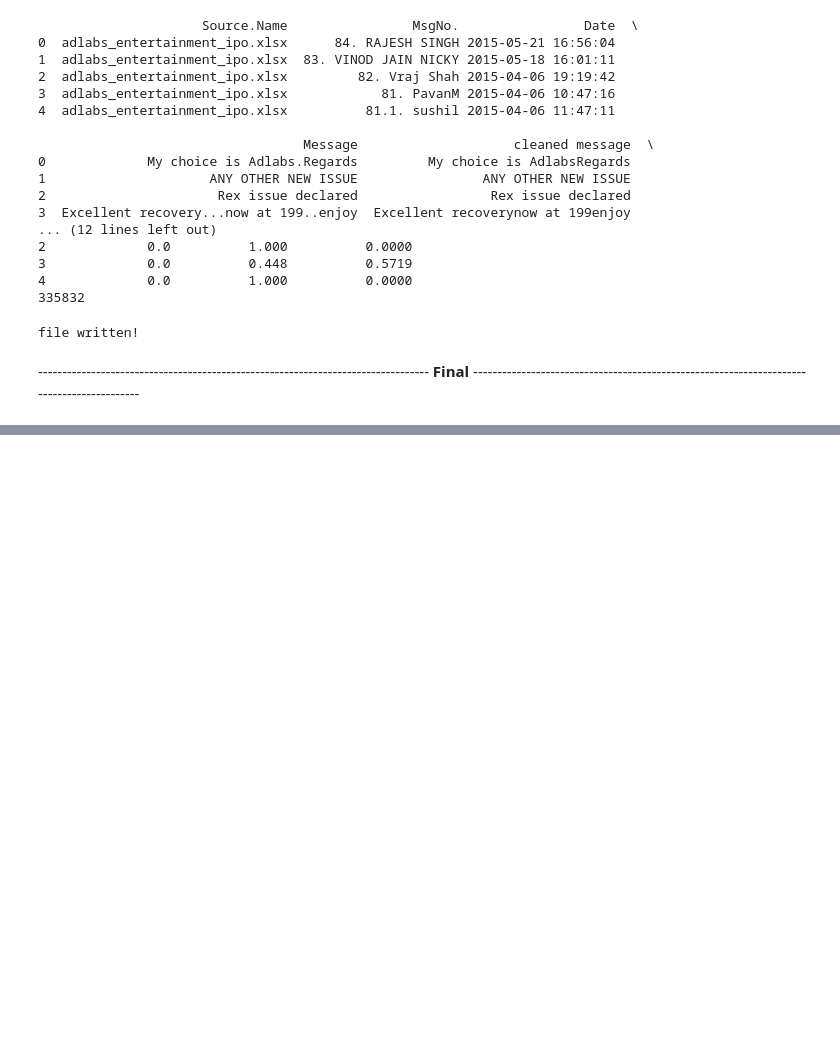
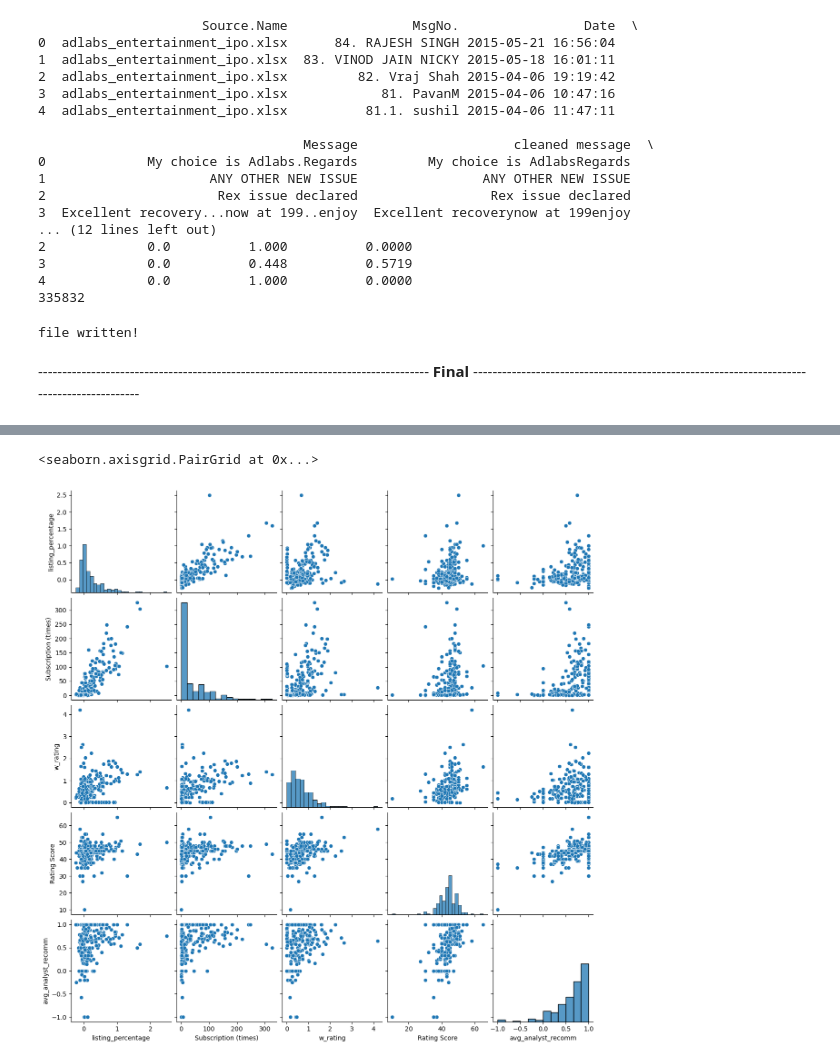
Before and after one commit to hiteshjck/nlp, a Jupyter notebook: Vader_and_BERT.ipynb, the cells around one changed output, grey strips where cells are left out. Saved outputs shown, nothing was run; the diff lists cells and outputs as text; code cells hidden in the pictures; blank space fills up the shorter version.

```diff
--- a/Vader_and_BERT.ipynb
+++ b/Vader_and_BERT.ipynb
@@ -872,0 +999,40 @@ print(len(rating_df.index))
+# %%
+# Merging the dataframes
+
+merged_df = pd.merge(rating_df, score_df, on='Source.Name')
+final_df = pd.merge(merged_df, subs_df, on='Source.Name')
+
+# processing raw_df
+def average_func(name, col_name):
+  index_list = raw_df[raw_df['Source.Name'] == name].index.tolist()
+  total = 0
+  for i in index_list:
+    total += raw_df[col_name].loc[i]
+  return total/len(index_list)
+
+def average_recom(name):
+  index_list = recom_df[recom_df['Source.Name'] == name].index.tolist()
+  total = 0
+  for i in index_list:
+    total += recom_df['sentiment'].loc[i]
+  return total/len(index_list)
+
+final_df['avg_v_neu'] = final_df['Source.Name'].apply(lambda x: average_func(x, 'neutral score'))
+final_df['avg_v_neg'] = final_df['Source.Name'].apply(lambda x: average_func(x, 'negative score'))
+final_df['avg_v_pos'] = final_df['Source.Name'].apply(lambda x: average_func(x, 'positive score'))
+final_df['avg_v_comp'] = final_df['Source.Name'].apply(lambda x: average_func(x, 'compound score'))
+final_df['avg_finbert'] = final_df['Source.Name'].apply(lambda x: average_func(x, 'finbert sentiment'))
+final_df['avg_analyst_recomm'] = final_df['Source.Name'].apply(lambda x: average_recom(x))
+
+final_df = final_df.drop(columns=['Votes', 'Ratings', 'normalised votes', 'Reviewer', 'Rating',
+               'BSE Symbol', 'NSE Symbol', 'NAME', 'Final Issue Price', 'Open Price.BSE',
+                'Open Price.NSE', 'Close Price.BSE', 'Close Price.NSE', 'listing_difference'])
+
+print(len(final_df.index))
+# avg
+print("average listing:", final_df['listing_percentage'].sum()/len(final_df.index))
+# no of pos
+print("positive count:", len(final_df[final_df['listing_percentage'] >= 0].index.tolist()))
+# no of neg
+print("negative count:", len(final_df[final_df['listing_percentage'] < 0].index.tolist()))
+final_df.head()
@@ -872,0 +1098,6 @@ print(len(rating_df.index))
+# %%
+sns.pairplot(final_df[['listing_percentage', 'Subscription (times)', 'w_rating',
+                       'Rating Score', 'avg_analyst_recomm']])
+# %% [output]
+<seaborn.axisgrid.PairGrid at 0x...>
+[figure, added]
```
Also changed, not shown: parts of 35 cells of this notebook.
